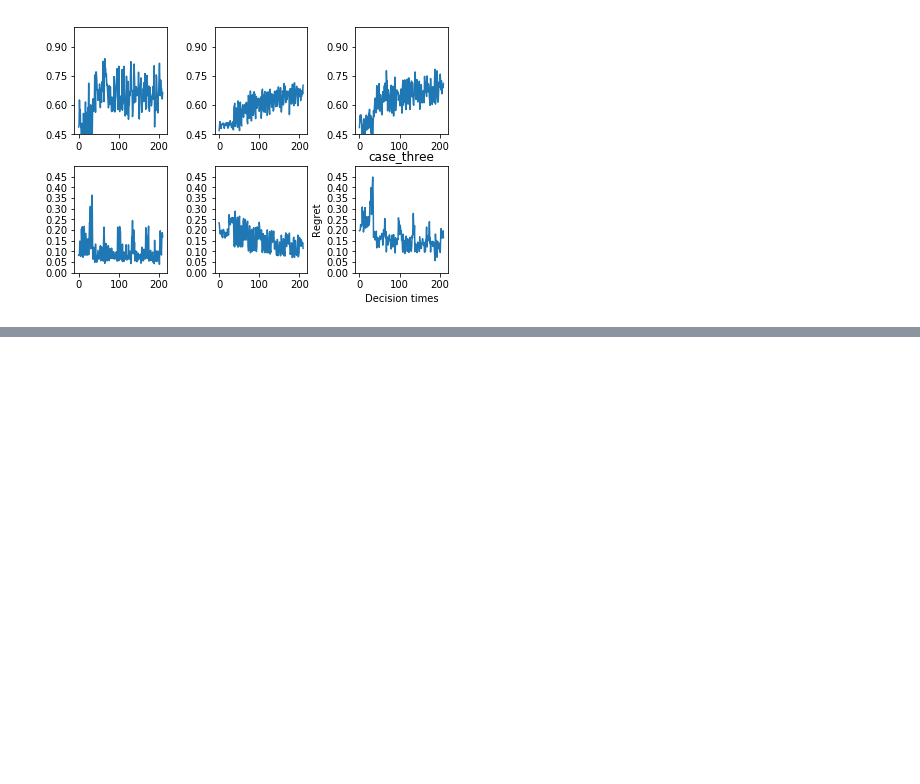
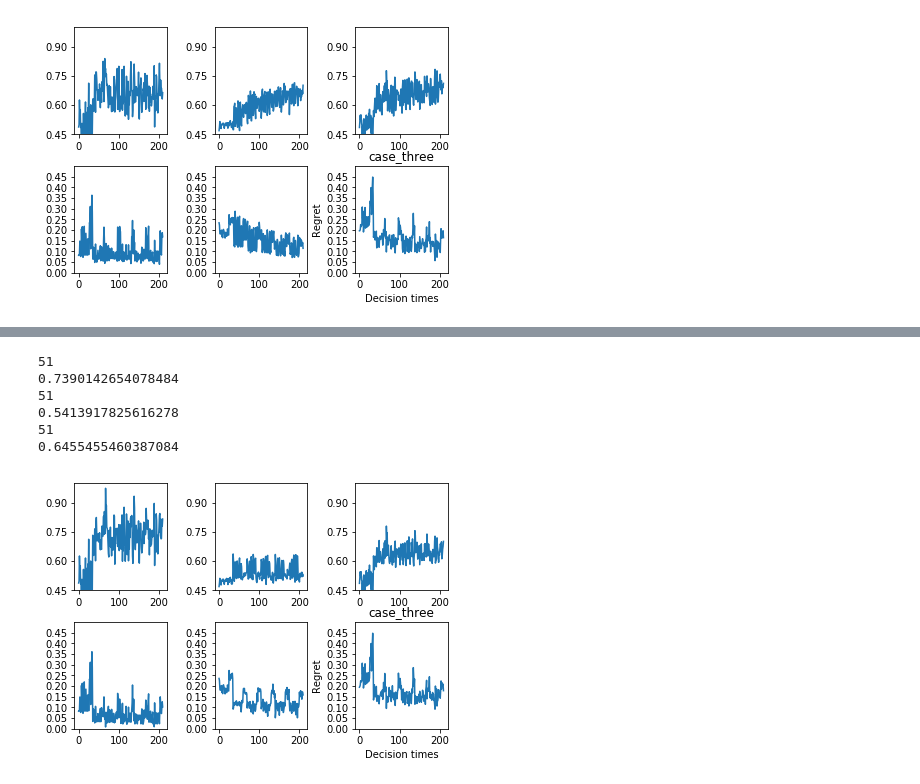
Before and after one commit to StatisticalReinforcementLearningLab/pooling_rl, a Jupyter notebook: evaluation/plot_all.ipynb, the cells around one changed output, grey strips where cells are left out. Saved outputs shown, nothing was run; the diff lists cells and outputs as text; code cells hidden in the pictures; blank space fills up the shorter version.

```diff
--- a/evaluation/plot_all.ipynb
+++ b/evaluation/plot_all.ipynb
@@ -154,0 +140,10 @@ ax[0][1]
+# %%
+plot_all('../../Downloads/results_4_18/pooling/','32',7,'4_16all')
+# %% [output]
+51
+0.7390142654078484
+51
+0.5413917825616278
+51
+0.6455455460387084
+[figure, added]
```
Also changed, not shown: parts of 6 cells of this notebook, 1 other file.
